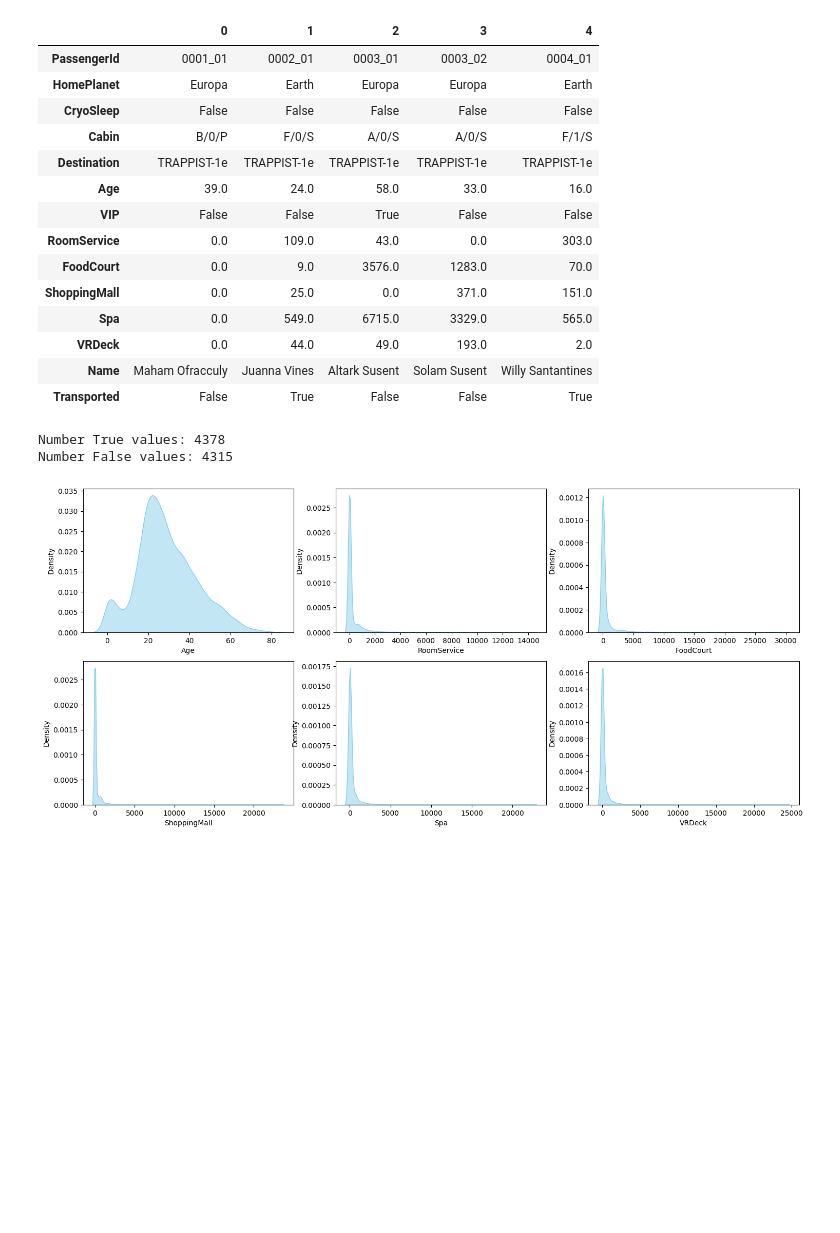
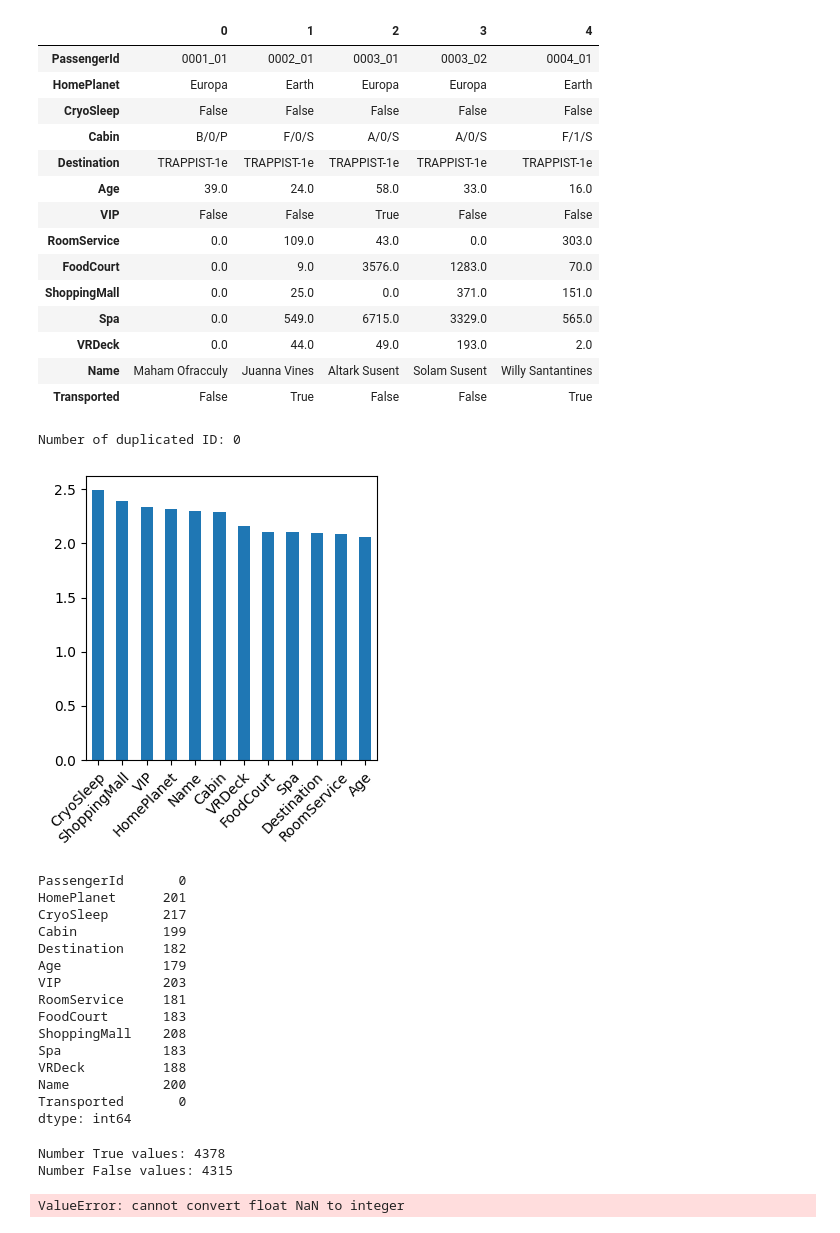
Before and after one commit to mapardo-lab/spaceshipTitanic, a Jupyter notebook: EDA.ipynb, the cells around one changed output. Saved outputs shown, nothing was run; the diff lists cells and outputs as text; code cells hidden in the pictures; blank space fills up the shorter version.

```diff
--- a/EDA.ipynb
+++ b/EDA.ipynb
@@ -47,3 +47,9 @@ df_train.head().T
 | VRDeck | 0.0 | 44.0 | 49.0 | 193.0 | 2.0 |
 | Name | Maham Ofracculy | Juanna Vines | Altark Susent | Solam Susent | Willy Santantines |
 | Transported | False | True | False | False | True |
+# %%
+# Duplicated samples
+dupl = sum(df_train.duplicated(['PassengerId']))
+print(f'Number of duplicated ID: {dupl}')
+# %% [output]
+Number of duplicated ID: 0
@@ -50,6 +59,31 @@ df_train.head().T
 # %%
-# TODO Duplicated samples
-# TODO NAs values
+# NAs values
+na_plot(df_train)
+# TODO Imputation:
+# 1. To most common
+# 2. 'Unknown'
+# 3. Mean --> Age
+# 4. Predict Age from available data
+# 5. Remove
+# TODO Distribution of NAs in samples
+print(df_train.isnull().sum())
+# %% [output]
+[figure, added]
+PassengerId       0
+HomePlanet      201
+CryoSleep       217
+Cabin           199
+Destination     182
+Age             179
+VIP             203
+RoomService     181
+FoodCourt       183
+ShoppingMall    208
+Spa             183
+VRDeck          188
+Name            200
+Transported       0
+dtype: int64
 # %%
 # Distribution of target values
 print(f'Number True values: {df_train["Transported"].sum()}')
@@ -66,9 +100,12 @@ features_class = {'Quantitative': ['Age','RoomService','FoodCourt','ShoppingMall
 # %%
 # TODO Separate CryoSleep True and False
 # TODO Check that all CryoSleep True have no expenses
-plot_density(df_train, features_class['Quantitative'], 2, 3)
+#df_train[df_train['CryoSleep'] == False]
+#plot_density(df_train[df_train['CryoSleep'] == False], features_class['Quantitative'], 2, 3)
+#plot_density(df_train, features_class['Quantitative'], 2, 3)
-# %% [output]
-[figure, removed]
 # %%
-# TODO Distribution of Quantitative features (normal distribution?)
 # TODO Distribution of Qualitative features (how many levels? imbalanced?)
+df_train['VIP'] = df_train['VIP'].astype(int)
+plot_bars(df_train, features_class['Qualitative'], 2, 3, sort = False)
+# %% [output]
+ValueError: cannot convert float NaN to integer
```
Also changed, not shown: parts of 3 cells of this notebook.
